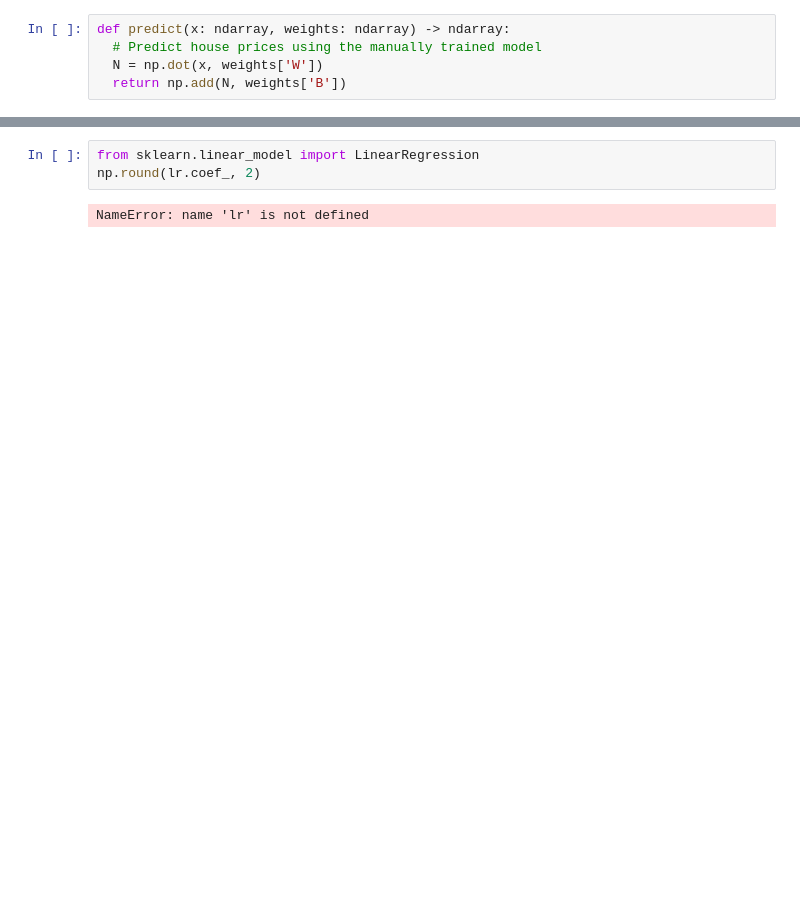
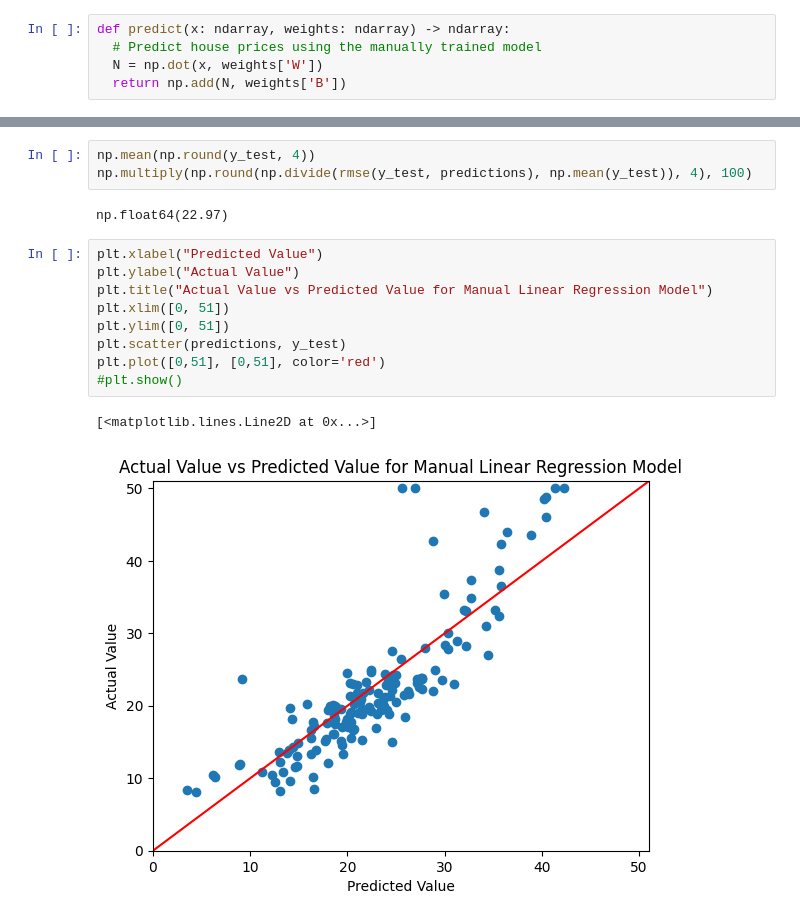
Before and after one commit to api-sage/housing_price_predictor, a Jupyter notebook: house_predictor.ipynb, the cells around one changed output, grey strips where cells are left out. Saved outputs shown, nothing was run; the diff lists cells and outputs as text; blank space fills up the shorter version.

```diff
--- a/house_predictor.ipynb
+++ b/house_predictor.ipynb
@@ -287,5 +287,17 @@ RMSE:: 5.144427031095079
 # %%
-from sklearn.linear_model import LinearRegression
-np.round(lr.coef_, 2)
+np.mean(np.round(y_test, 4))
+np.multiply(np.round(np.divide(rmse(y_test, predictions), np.mean(y_test)), 4), 100)
 # %% [output]
-NameError: name 'lr' is not defined
+np.float64(22.97)
+# %%
+plt.xlabel("Predicted Value")
+plt.ylabel("Actual Value")
+plt.title("Actual Value vs Predicted Value for Manual Linear Regression Model")
+plt.xlim([0, 51])
+plt.ylim([0, 51])
+plt.scatter(predictions, y_test)
+plt.plot([0,51], [0,51], color='red')
+#plt.show()
+# %% [output]
+[<matplotlib.lines.Line2D at 0x...>]
+[figure, added]
```
Also changed, not shown: parts of 4 cells of this notebook.
